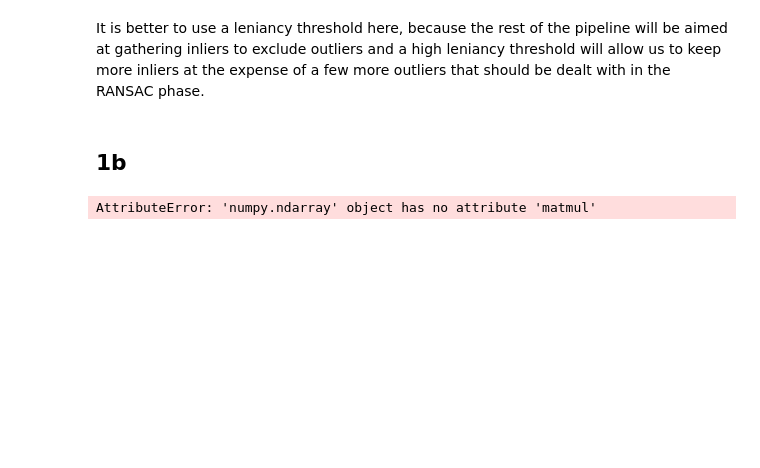
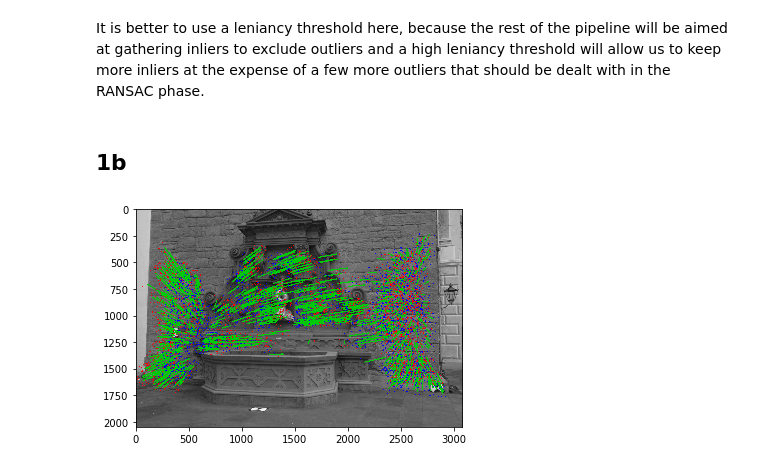
Before and after one commit to Michael-Shepherd/ComputerVision, a Jupyter notebook: Assignment4/Assignment4.ipynb, the cells around one changed output. Cells and saved outputs as stored; diff of their text form; code cells hidden in the pictures; blank space fills up the shorter version.

```diff
--- a/Assignment4/Assignment4.ipynb
+++ b/Assignment4/Assignment4.ipynb
@@ -142,5 +150,6 @@ def get_F_RANSAC(matches):
 # %%
 good_matches = get_good_matches(matches(), thresh)
-get_F(good_matches)
+F_R, RANSAC_matches = get_F_RANSAC(good_matches)
+draw_matches(image1_grey(), RANSAC_matches)
 # %% [output]
-AttributeError: 'numpy.ndarray' object has no attribute 'matmul'
+[figure, added]
```
Also changed, not shown: parts of 3 cells of this notebook, 7 other files.
